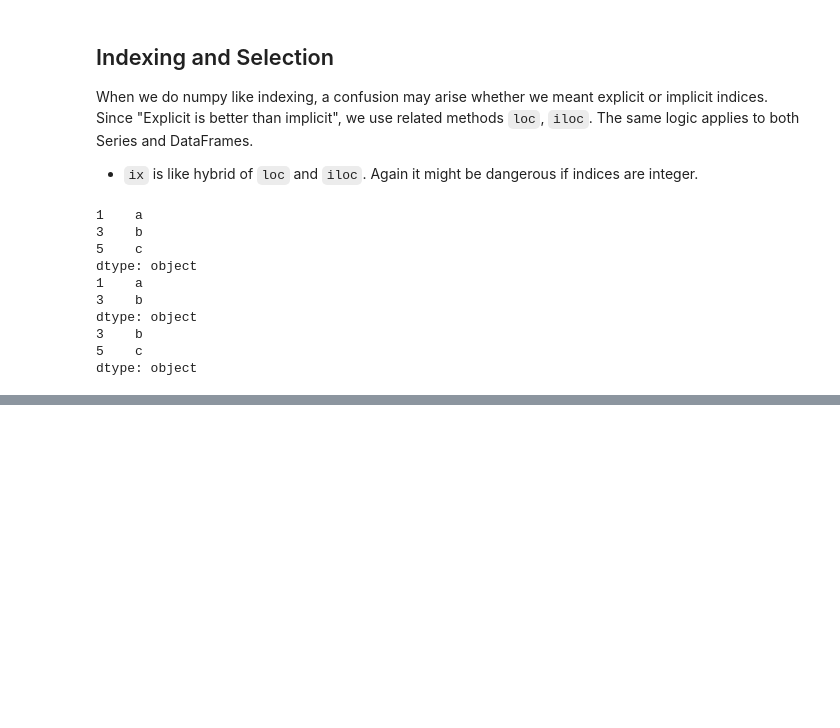
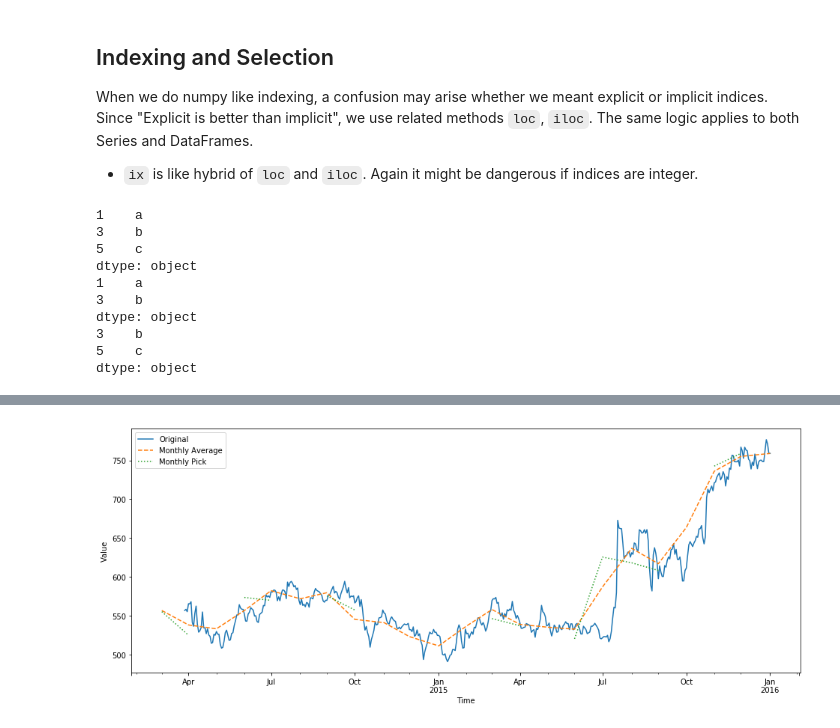
Before and after one commit to seljukgulcan/python-data-science-handbook-notes, a Jupyter notebook: pandas.ipynb, the cells around one changed output, grey strips where cells are left out. Saved outputs shown, nothing was run; the diff lists cells and outputs as text; code cells hidden in the pictures; blank space fills up the shorter version.

```diff
--- a/pandas.ipynb
+++ b/pandas.ipynb
@@ -152,0 +217,12 @@ TypeError: Cannot convert input [('GOOG', Timestamp('2014-03-27 00:00:00'))] of
+# %%
+# Resampling
+
+close_month = close.resample("M").mean()
+close.plot(figsize=(16,6))
+close_month.plot(style="--")
+close.asfreq("M").plot(style=":")
+plt.legend(["Original","Monthly Average", "Monthly Pick"])
+plt.ylabel("Value")
+plt.show()
+# %% [output]
+[figure, added]
```
Also changed, not shown: parts of 14 cells of this notebook.
